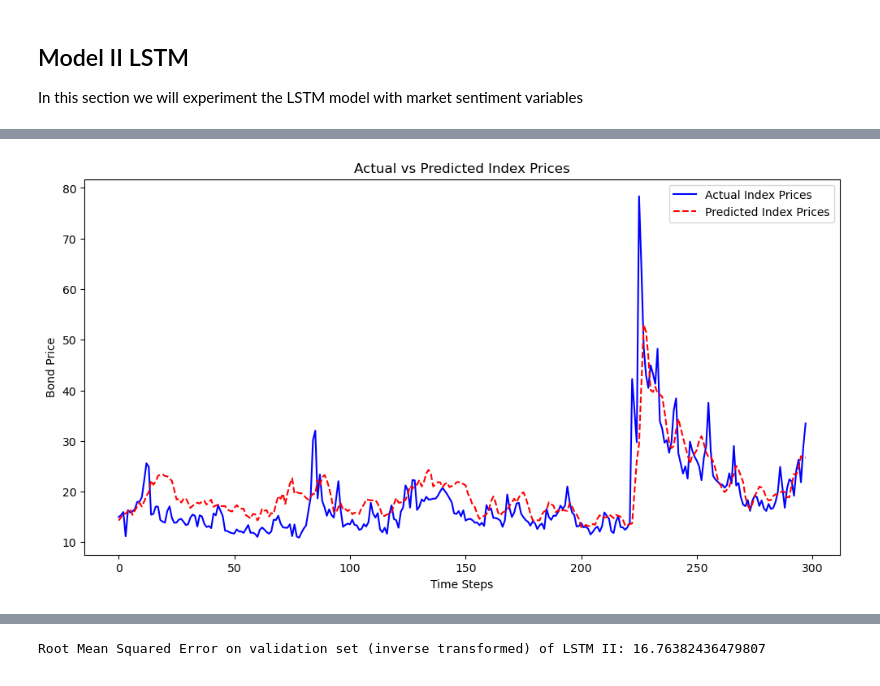
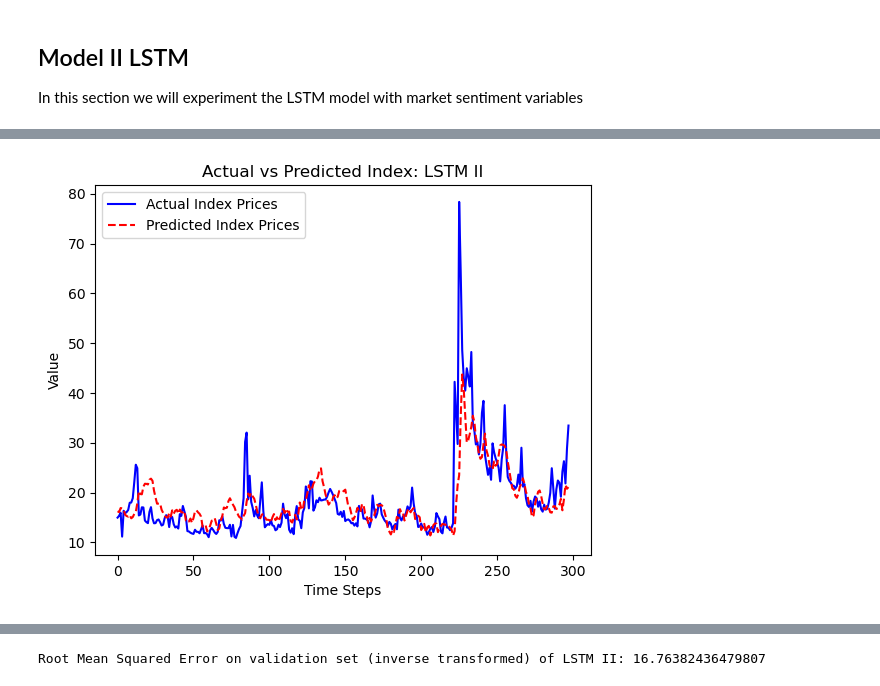
Before and after one commit to OzodbekOzodov/ecb-speeches, a Jupyter notebook: Project_main.ipynb, the cells around one changed output, grey strips where cells are left out. Cells and saved outputs as stored; diff of their text form; code cells hidden in the pictures.

```diff
--- a/Project_main.ipynb
+++ b/Project_main.ipynb
@@ -1337,37 +1361,40 @@ final_predicted_index_price_2_LSTM = inverse_transformed_2_LSTM[:, 0]
 # %%
 import numpy as np
 import matplotlib.pyplot as plt
 
 # Step 1: Preparing the data for inverse transformation
 # ----------------------------------------------
 
 # Convert y_test to a 2D array for compatibility with the transformation process
-y_test_2d = y_test_1.reshape(-1, 1)
+y_test_2d = y_test_2.reshape(-1, 1)
 
 
 # Create a placeholder array with adjusted size
 placeholder_array = np.zeros((y_test_2d.shape[0], num_original_features))
 
 # Assign the bond prices from y_test to the first column of this placeholder array.
 placeholder_array[:, 0] = y_test_2d.ravel()
 
 # Step 2: Performing the inverse transformation
 # ----------------------------------------------
 actual_prices = scaler.inverse_transform(placeholder_array)[:, 0]
 
-# Step 3: Plotting the actual vs predicted bond prices
+# Step 3: Plotting the actual vs predicted values
 # ----------------------------------------------------
 
-plt.figure(figsize=(12, 6))
+# plt.figure(figsize=(12, 6))
 plt.plot(actual_prices, label="Actual Index Prices", color='blue')
 plt.plot(final_predicted_index_price_2_LSTM, label="Predicted Index Prices", color='red', linestyle='dashed')
 plt.legend()
-plt.title("Actual vs Predicted Index Prices")
+plt.title("Actual vs Predicted Index: LSTM II")
 plt.xlabel("Time Steps")
-plt.ylabel("Bond Price")
+plt.ylabel("Value")
+
+#save the plot
+plt.savefig("src/Output/Plots/fitted_LSTM_II.png")
 plt.show()
 # %% [output]
-[figure, old version]
+[figure, new version]
 # %%
 test_mse_2_LSTM = model_2_LSTM.evaluate(X_test_2, y_test_2, verbose=0)
 print(f"Mean Squared Error on validation set (scaled): {test_mse_2_LSTM}")
```
Also changed, not shown: parts of 56 cells of this notebook, 15 other files.
